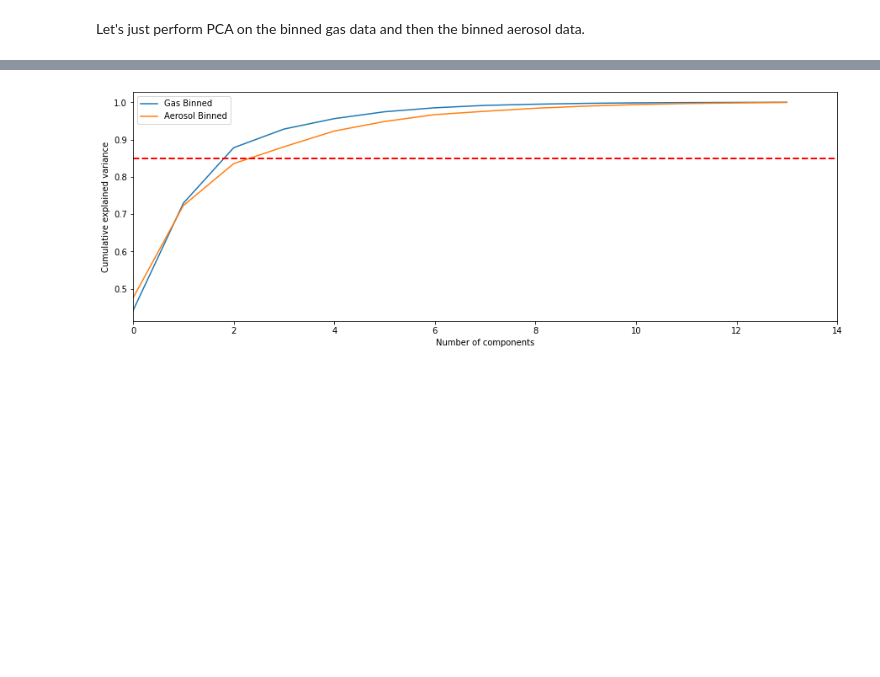
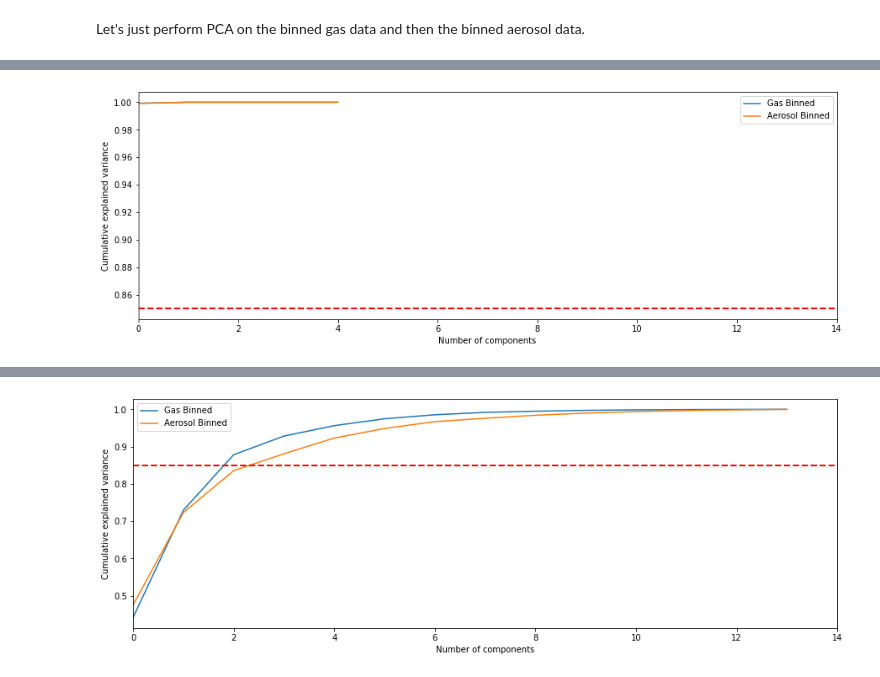
Before and after one commit to NCAR/ai4essportal, a Jupyter notebook: NB1_data_exploration.ipynb, the cells around one changed output, grey strips where cells are left out. Drawn from its saved outputs; the diff is of its cells as text; code cells hidden in the pictures; blank space fills up the shorter version.

Commit message:
More PCA example stuff

```diff
--- a/NB1_data_exploration.ipynb
+++ b/NB1_data_exploration.ipynb
@@ -320,0 +322,7 @@ plot_gas_aerosol_pca(pca_gas, pca_aero)
+# %%
+example_data_frame = pd.DataFrame()
+data = {'# bedrooms': [2,3,4,5,3], '# bathrooms' : [1,2,2,3,1],\
+           'square ft': [900, 1200, 1300, 4000, 3500], 'year built': [1920,2008,2020,1965,2011],\
+           'school quality': [4,8,3,7,1], 'price': [100000,175000,1000000,750000,400000]}
+for column in data:
+    example_data_frame[column] = data[column]
@@ -320,0 +338,9 @@ plot_gas_aerosol_pca(pca_gas, pca_aero)
+# %%
+X = example_data_frame[example_data_frame.columns[0:5]]
+y = example_data_frame[example_data_frame.columns[5]]
+# %%
+# Fit PCA to each set of binned data and plot the cummulative sum of the explained_variance_ratio
+pca_X = PCA().fit(X)
+plot_gas_aerosol_pca(pca_X, pca_X)
+# %% [output]
+[figure, added]
```
Also changed, not shown: parts of 11 cells of this notebook, 1 other file.
